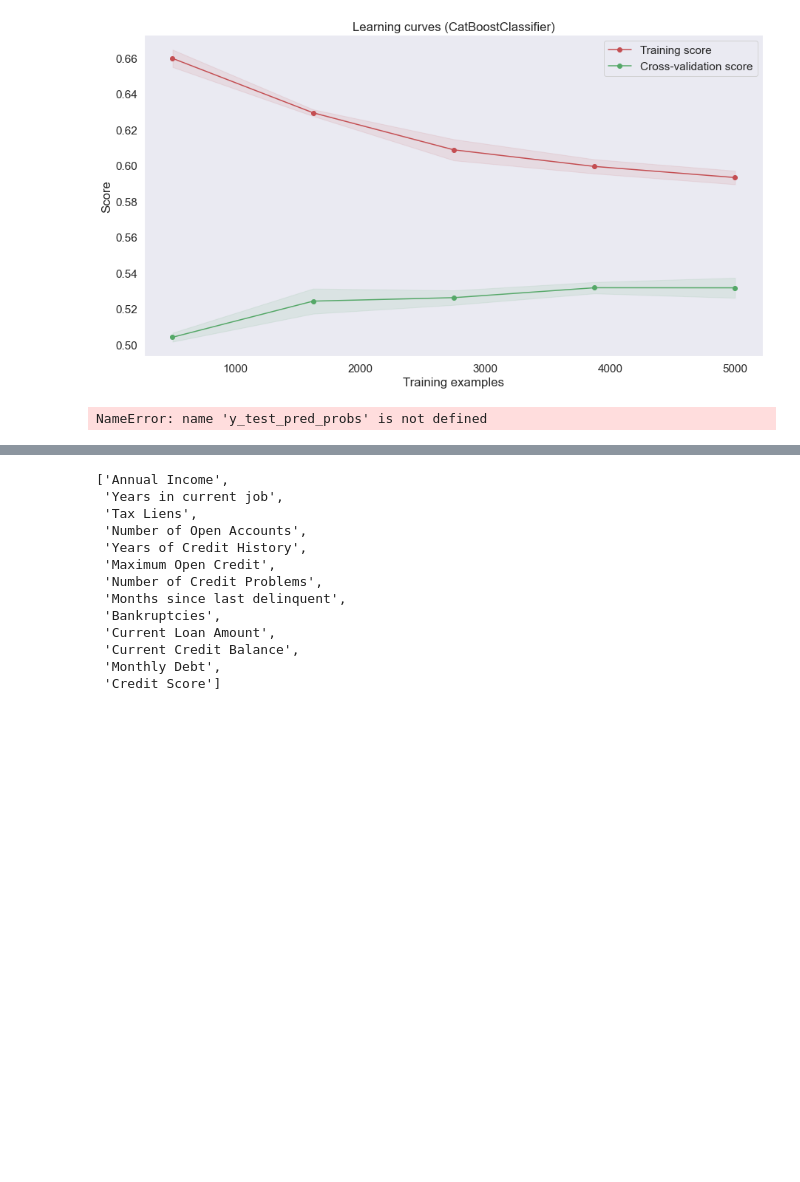
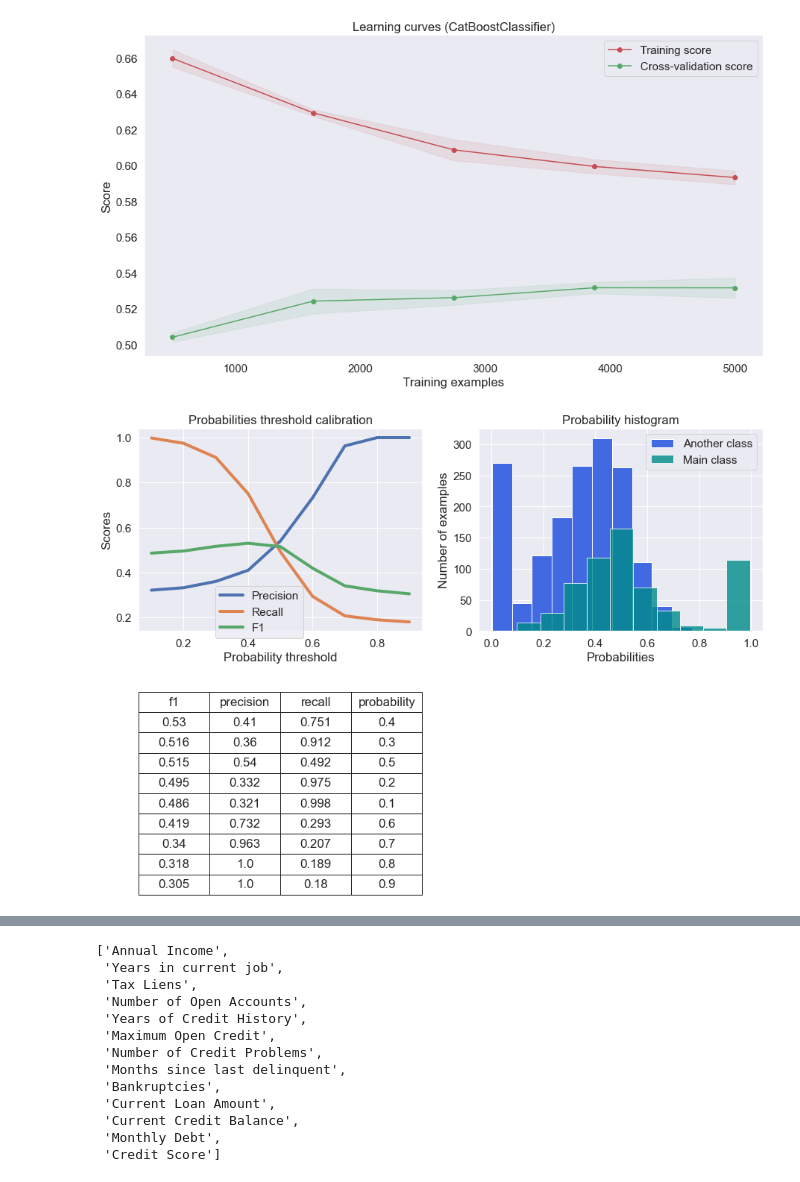
Before and after one commit to heeylaley/pythlib, a Jupyter notebook: II/ETychina_solution.ipynb, the cells around one changed output, grey strips where cells are left out. Saved outputs shown, nothing was run; the diff lists cells and outputs as text; code cells hidden in the pictures; blank space fills up the shorter version.

```diff
--- a/II/ETychina_solution.ipynb
+++ b/II/ETychina_solution.ipynb
@@ -593,9 +596,10 @@ show_learning_curve_plot(final_model, X, y)
 # %% [output]
 [figure]
 # %%
+y_test_pred_probs = final_model.predict_proba(X_test)
 show_proba_calibration_plots(y_test_pred_probs[:, 1], y_test)
 # %% [output]
-NameError: name 'y_test_pred_probs' is not defined
+[figure, added]
 # %%
 important_features_top = show_feature_importances(X_train.columns, final_model.feature_importances_, get_top=15)
 # %% [output]
```
Also changed, not shown: parts of 4 cells of this notebook.
